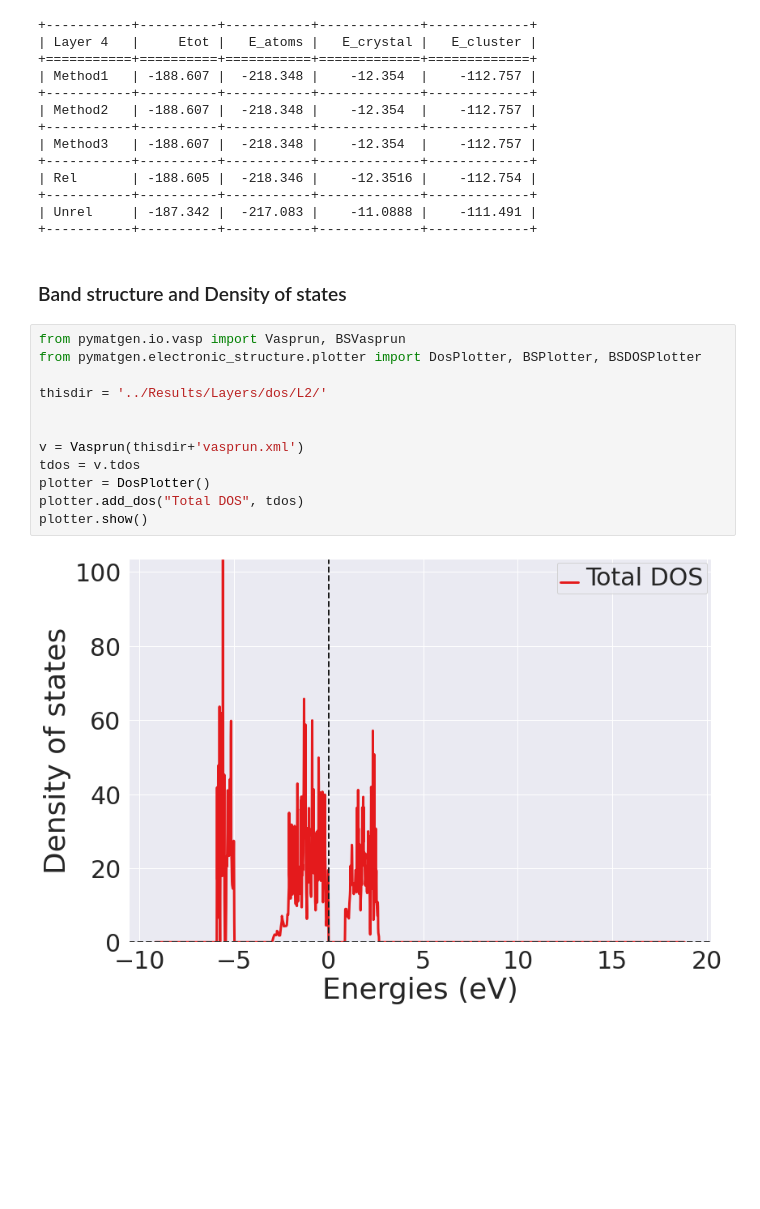
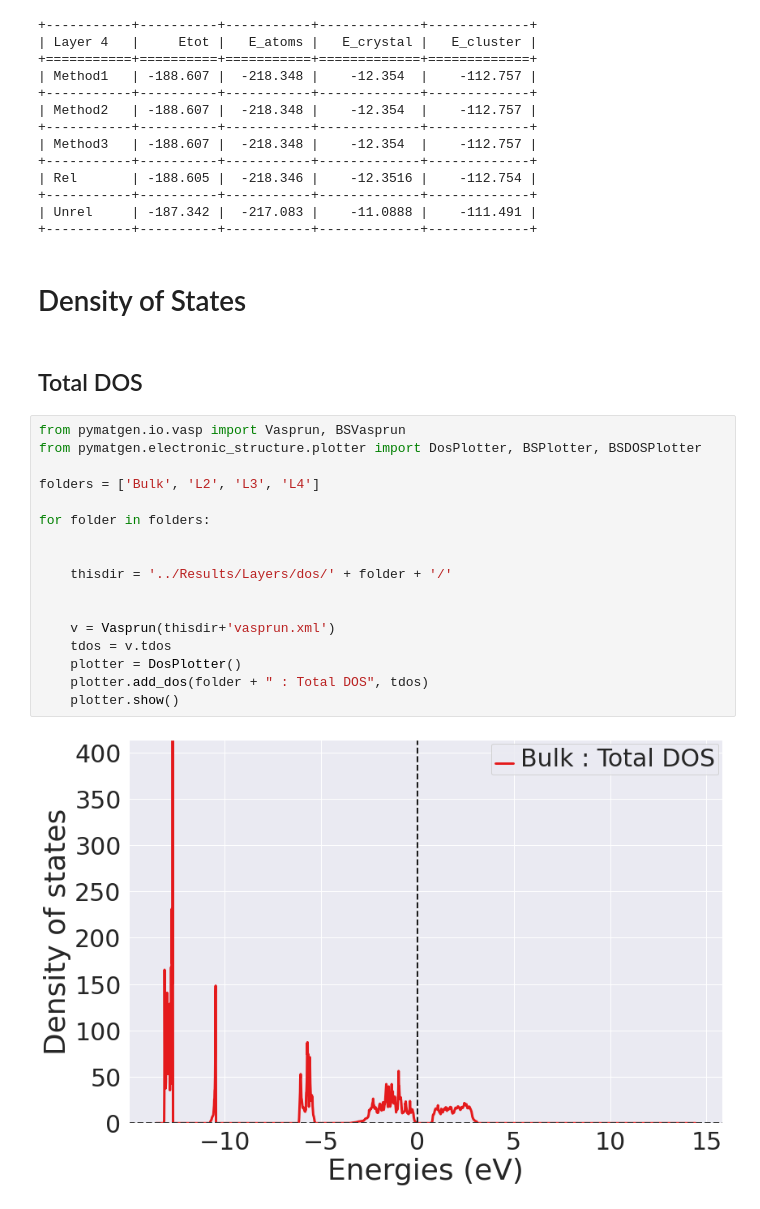
Before and after one commit to Moejay10/DFT, a Jupyter notebook: Code/DFT_Python.ipynb, the cells around one changed output. Cells and saved outputs as stored; diff of their text form; blank space fills up the shorter version.

```diff
--- a/Code/DFT_Python.ipynb
+++ b/Code/DFT_Python.ipynb
@@ -491,18 +491,25 @@ presentdata(l4, 4)
 | Unrel     | -187.342 |  -217.083 |    -11.0888 |    -111.491 |
 +-----------+----------+-----------+-------------+-------------+
 # %% [markdown]
-### Band structure and Density of states
+# Density of States
+# %% [markdown]
+## Total DOS
 # %%
 from pymatgen.io.vasp import Vasprun, BSVasprun
 from pymatgen.electronic_structure.plotter import DosPlotter, BSPlotter, BSDOSPlotter
 
-thisdir = '../Results/Layers/dos/L2/'
+folders = ['Bulk', 'L2', 'L3', 'L4']
+
+for folder in folders:
 
 
-v = Vasprun(thisdir+'vasprun.xml')
-tdos = v.tdos
-plotter = DosPlotter()
-plotter.add_dos("Total DOS", tdos)
-plotter.show()
+    thisdir = '../Results/Layers/dos/' + folder + '/'
+
+
+    v = Vasprun(thisdir+'vasprun.xml')
+    tdos = v.tdos
+    plotter = DosPlotter()
+    plotter.add_dos(folder + " : Total DOS", tdos)
+    plotter.show()
 # %% [output]
-[figure, old version]
+[figure, new version]
```
Also changed, not shown: parts of 13 cells of this notebook, 3 other files.
